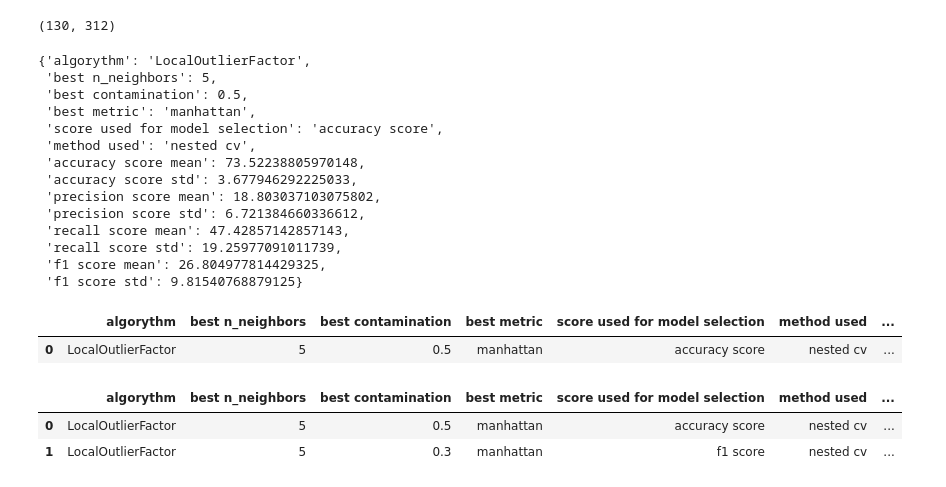
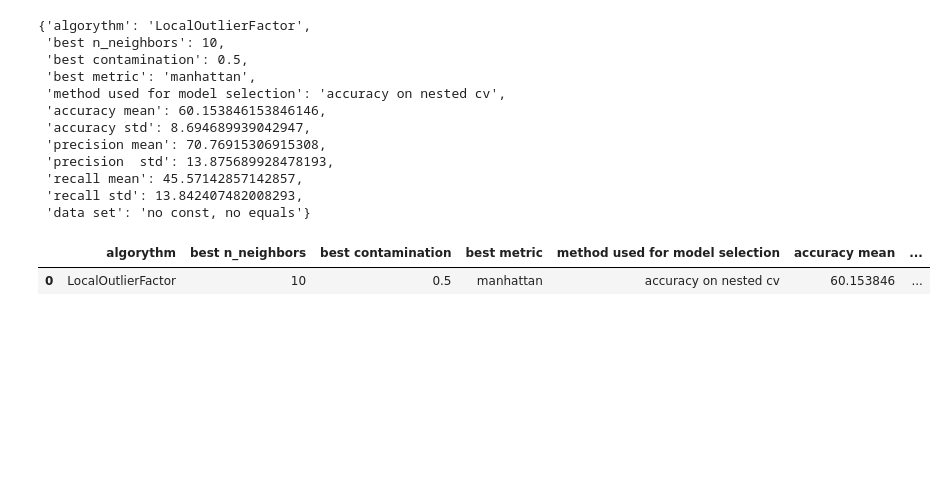
Before and after one commit to chrfum/one-class_classifier, a Jupyter notebook: run-over_classifier/one_class_codes/lof_exp1.ipynb, the cells around one changed output. Cells and saved outputs as stored; diff of their text form; code cells hidden in the pictures; blank space fills up the shorter version.

```diff
--- a/run-over_classifier/one_class_codes/lof_exp1.ipynb
+++ b/run-over_classifier/one_class_codes/lof_exp1.ipynb
@@ -10,8 +11,17 @@ import itertools
 # %%
 df = pd.read_csv("../data/run-over-dataset.csv")
-cols_to_drop = ['VERBALE', 'DATA', 'BMI']
+
+cols_to_drop = ['VERBALE', 'DATA']
 X = df.drop(columns=cols_to_drop)
+
 X['ALTEZZA'] = [int(float(h.replace(',', '.'))*100) for h in X['ALTEZZA']]
 X['PESO'] = [int(float(str(h).replace(',', '.'))) for h in X['PESO']]
-X.head()
+X['BMI'] = [float(str(h).replace(',', '.')) for h in X['BMI']]
+
+num_unique_values = X.nunique()
+constant_columns = num_unique_values[num_unique_values == 1].index.tolist()
+
+X = X.drop(columns=constant_columns)
+X = X.T.drop_duplicates().T
+X.head
 # %% [output]
@@ -25,25 +44,0 @@ X.head()
-# %%
-def low_std_cols(X, beta):
-    columns_low_std = []
-    for column in X.columns:
-        if X[column].std() <= beta:
-            columns_low_std.append(column)
-
-    return columns_low_std, len(columns_low_std)
-
-def zero_columns(X):
-    zero_cols = []
-    cols, n = low_std_cols(X, 0)
-
-    for col in cols:
-        if sum(X[col]) == 0:
-            zero_cols.append(col)
-
-    return zero_cols, (len(zero_cols) == n)
-
-cols_to_drop, ok = zero_columns(X)
-X = X.drop(columns=cols_to_drop)
-X = X.T.drop_duplicates().T
-X.shape
-# %% [output]
-(130, 312)
@@ -131,26 +122,23 @@ def nested_cv_accuracy(X, Y):
 # %%
-results = nested_cv_accuracy(mezzo_0, mezzo_1)
+results = nested_cv_accuracy(X)
 results
 # %% [output]
 {'algorythm': 'LocalOutlierFactor',
- 'best n_neighbors': 5,
+ 'best n_neighbors': 10,
  'best contamination': 0.5,
  'best metric': 'manhattan',
- 'score used for model selection': 'accuracy score',
- 'method used': 'nested cv',
- 'accuracy score mean': 73.52238805970148,
- 'accuracy score std': 3.677946292225033,
- 'precision score mean': 18.803037103075802,
- 'precision score std': 6.721384660336612,
- 'recall score mean': 47.42857142857143,
- 'recall score std': 19.25977091011739,
- 'f1 score mean': 26.804977814429325,
- 'f1 score std': 9.81540768879125}
+ 'method used for model selection': 'accuracy on nested cv',
+ 'accuracy mean': 60.153846153846146,
+ 'accuracy std': 8.694689939042947,
+ 'precision mean': 70.76915306915308,
+ 'precision  std': 13.875689928478193,
+ 'recall mean': 45.57142857142857,
+ 'recall std': 13.842407482008293,
+ 'data set': 'no const, no equals'}
 # %%
-results['data set'] = 'no 0 columns, no equal columns'
 scores_df = pd.DataFrame(results, index=[0])
 scores_df
 # %% [output]
-|  | algorythm | best n_neighbors | best contamination | best metric | score used for model selection | method used | ... |
-| 0 | LocalOutlierFactor | 5 | 0.5 | manhattan | accuracy score | nested cv | ... |
+|  | algorythm | best n_neighbors | best contamination | best metric | method used for model selection | accuracy mean | ... |
+| 0 | LocalOutlierFactor | 10 | 0.5 | manhattan | accuracy on nested cv | 60.153846 | ... |
 # %%
@@ -236,12 +220,0 @@ results['data set'] = 'no 0 columns, no equal columns'
-# %%
-def add_record(df, record):
-    new_record = pd.DataFrame(record, index=[0])
-    df = pd.concat([df, new_record], ignore_index=True)
-    return df
-
-scores_df = add_record(scores_df, results)
-scores_df
-# %% [output]
-|  | algorythm | best n_neighbors | best contamination | best metric | score used for model selection | method used | ... |
-| 0 | LocalOutlierFactor | 5 | 0.5 | manhattan | accuracy score | nested cv | ... |
-| 1 | LocalOutlierFactor | 5 | 0.3 | manhattan | f1 score | nested cv | ... |
```
Also changed, not shown: parts of 33 cells of this notebook.
